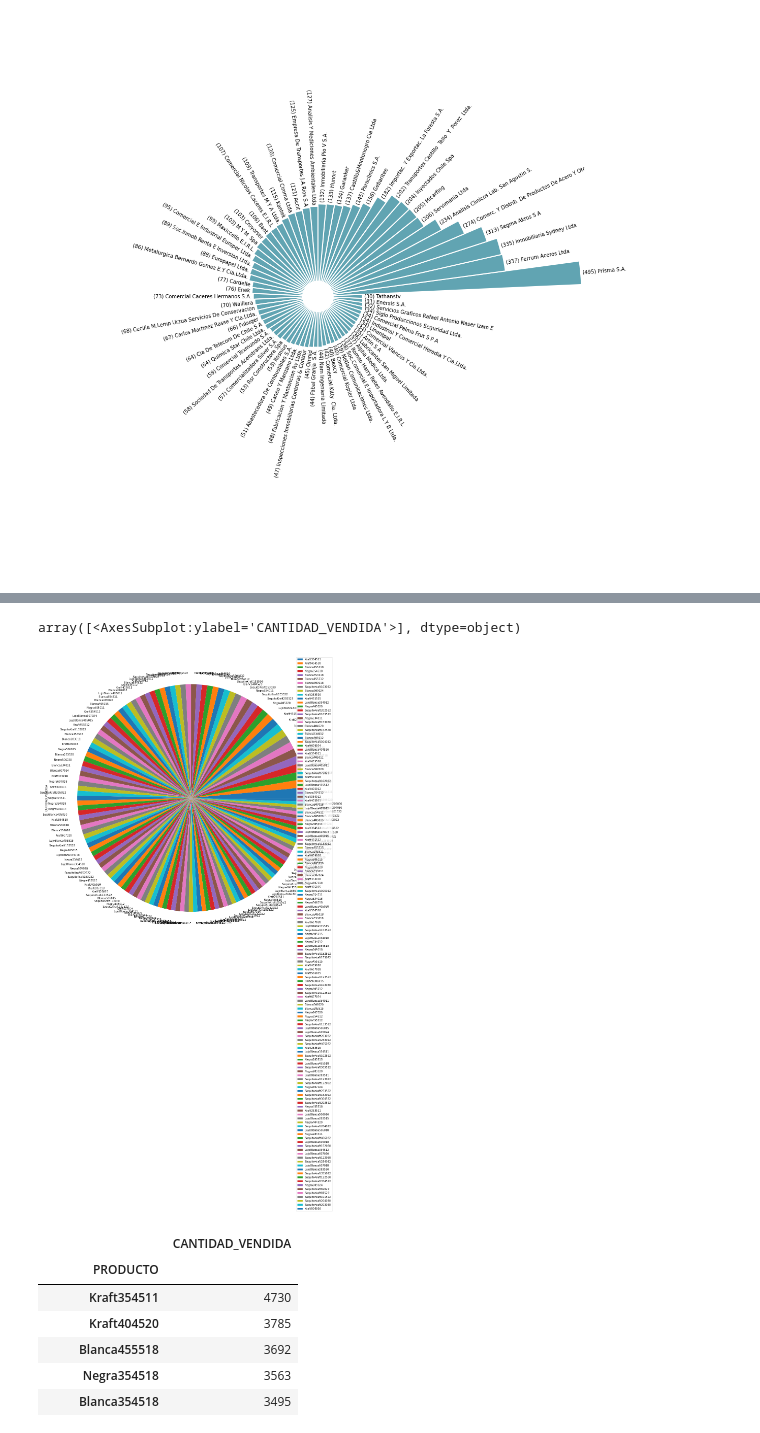
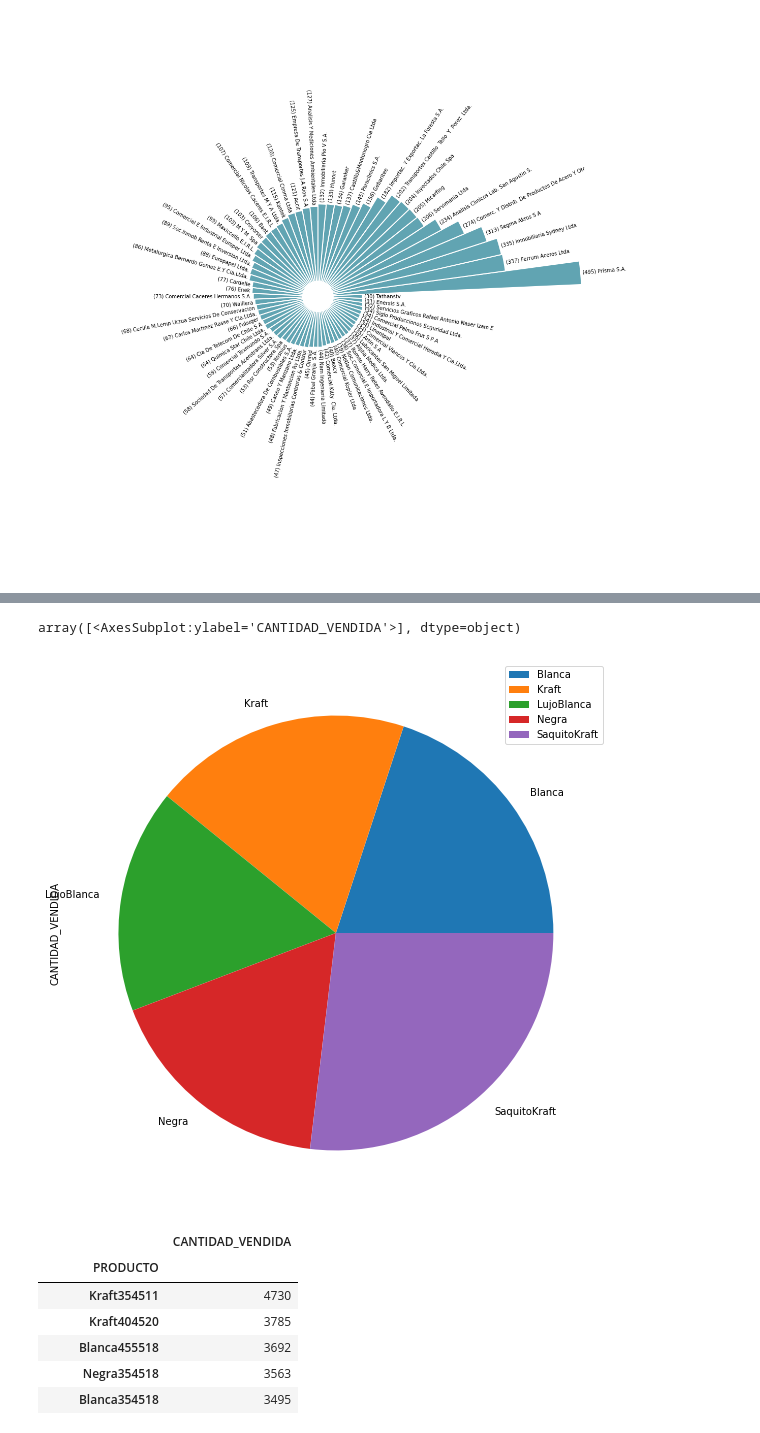
Before and after one commit to melipass/umayor-business-intelligence, a Jupyter notebook: tarea-1b/1 - Testing.ipynb, the cells around one changed output, grey strips where cells are left out. Drawn from its saved outputs; the diff is of its cells as text; code cells hidden in the pictures.

Commit message:
Added pie chart with the distribution for each kind of bag.

```diff
--- a/tarea-1b/1 - Testing.ipynb
+++ b/tarea-1b/1 - Testing.ipynb
@@ -360,11 +360,12 @@ for bar, angle, height, label, pedidos in zip(bars,angles, heights, pedidos_clie
 # %% [output]
 [figure]
 # %%
-kraft_mas_vendidos = send_query("""SELECT ID_PRODUCTO PRODUCTO, SUM(CANTIDAD_VENDIDA) CANTIDAD_VENDIDA
+productos_mas_vendidos = send_query("""SELECT ID_PRODUCTO PRODUCTO, SUM(CANTIDAD_VENDIDA) CANTIDAD_VENDIDA
 FROM BOLETA_DETALLE
-WHERE SUBSTR(ID_PRODUCTO, 1, 5) IS 'Kraft'
 GROUP BY ID_PRODUCTO
 ORDER BY 2 DESC
 """)
+productos_mas_vendidos["PRODUCTO"] = productos_mas_vendidos["PRODUCTO"].str.replace('\d+', '')
+productos_mas_vendidos = productos_mas_vendidos.groupby(["PRODUCTO"]).sum()
 productos_mas_vendidos
 # %% [output]
@@ -375,8 +380,8 @@ GROUP BY ID_PRODUCTO
 # %%
-productos_mas_vendidos.plot.pie(y="CANTIDAD_VENDIDA",subplots=True,figsize=(20,20))
+productos_mas_vendidos.plot.pie(subplots=True,figsize=(10,10))
 # %% [output]
 array([<AxesSubplot:ylabel='CANTIDAD_VENDIDA'>], dtype=object)
-[figure, old version]
+[figure, new version]
 # %%
 productos_mas_vendidos
 # %% [output]
```
Also changed, not shown: parts of 1 cell of this notebook.
